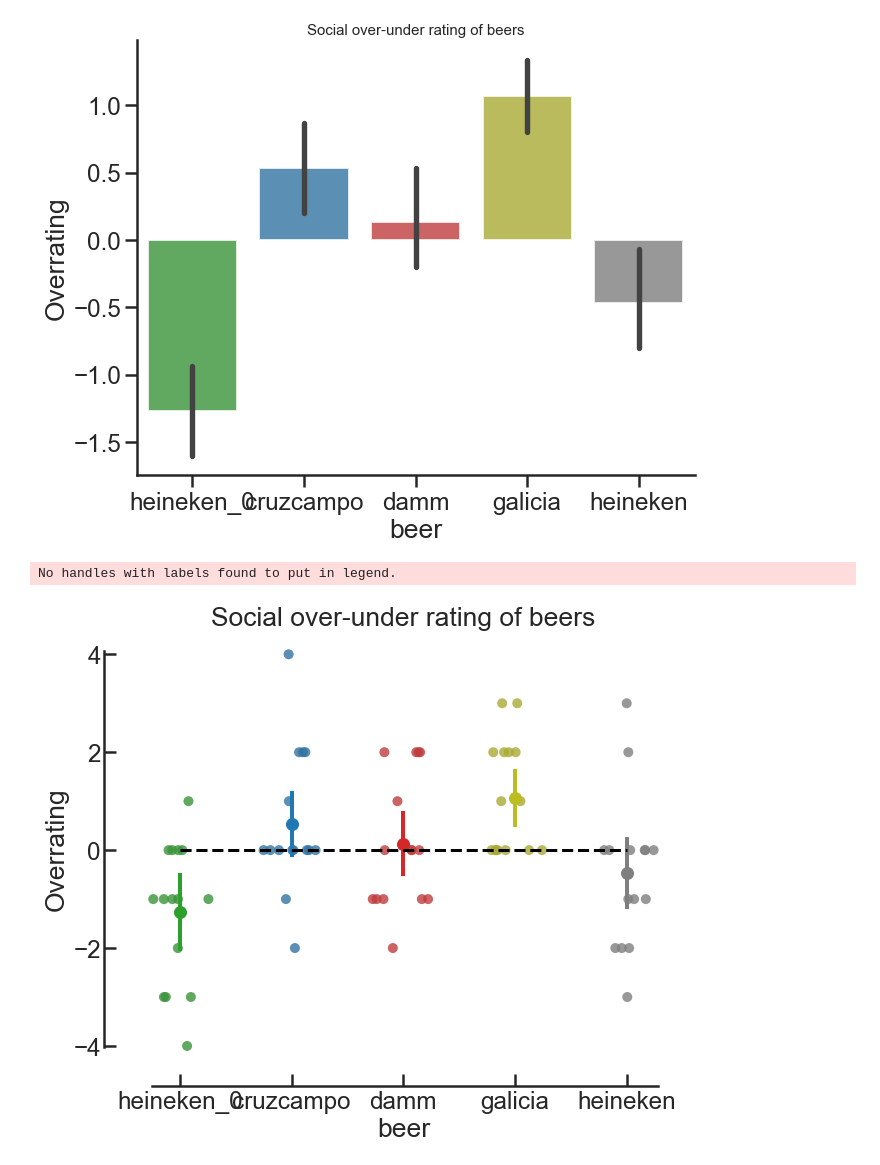
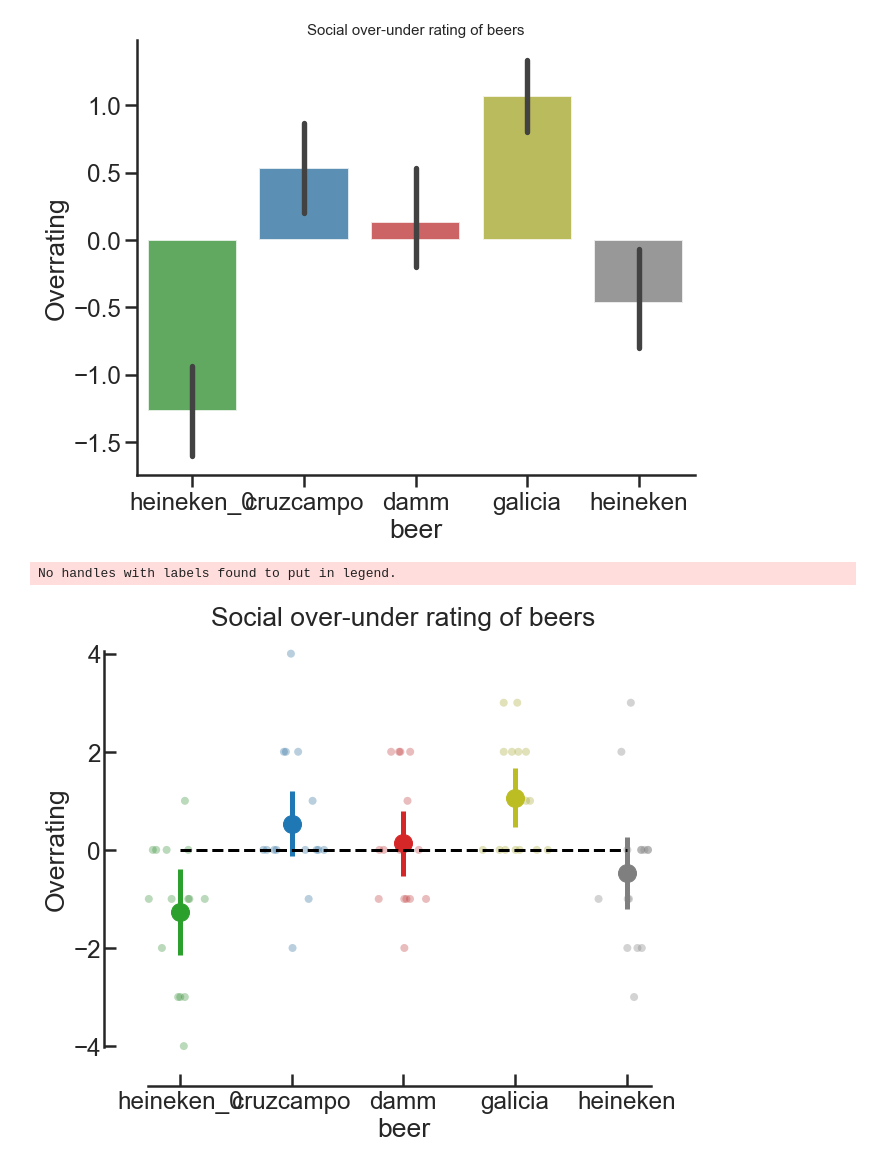
Before and after one commit to davidbestue/Retreat_2019, a Jupyter notebook: Beer_blind/analysis_beer.ipynb, the cells around one changed output. Saved outputs shown, nothing was run; the diff lists cells and outputs as text; code cells hidden in the pictures.

```diff
--- a/Beer_blind/analysis_beer.ipynb
+++ b/Beer_blind/analysis_beer.ipynb
@@ -499,16 +722,17 @@ plt.show()
 # %%
 sns.set_context("poster", font_scale=1.1)
 sns.set_style("ticks")
 
 
 plt.figure(figsize=(10,8))
-linares_plot( x='beer', y='Overrating', df=df_diff,  order=order_list,
-             palette=['#2ca02c', '#1f77b4', '#d62728', '#bcbd22',  '#7f7f7f'],  alpha=0.8, point_size=10, plot_box='mean')
+linares_plot( x='beer', y='Overrating', df=df_diff,  order=order_list, CI=0.95,
+             palette=['#2ca02c', '#1f77b4', '#d62728', '#bcbd22',  '#7f7f7f'],
+             alpha=0.34, MS=18, LW=5, point_size=8, plot_box='mean')
 plt.plot([0,4], [0,0], 'k--')
 plt.title('Social over-under rating of beers');
 # %% [output]
 No handles with labels found to put in legend.
-[figure, old version]
+[figure, new version]
 # %%
 sns.distplot(df_diff['Overrating'])
 plt.show()
```
Also changed, not shown: parts of 1 cell of this notebook.
